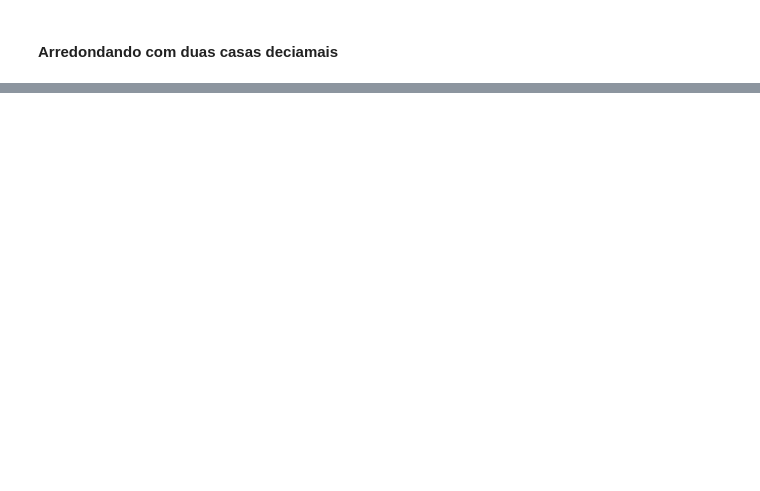
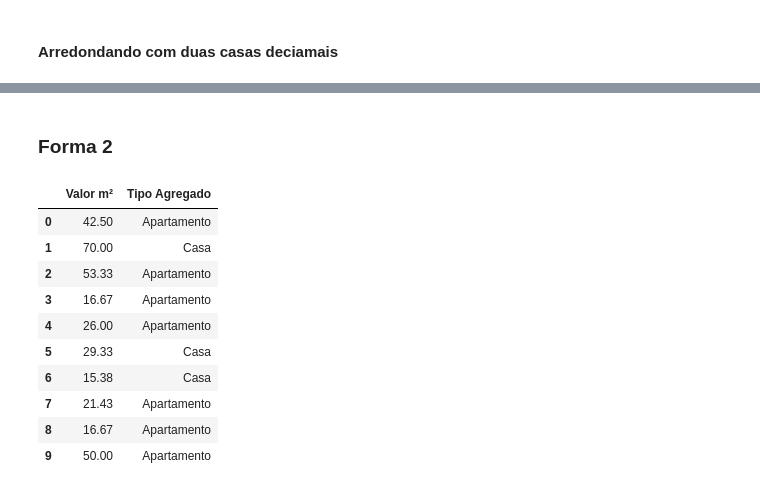
Before and after one commit to strngrthnall/Python-Pandas, a Jupyter notebook: curso_pandas/Criando novas Variaveis.ipynb, the cells around one changed output, grey strips where cells are left out. Cells and saved outputs as stored; diff of their text form; code cells hidden in the pictures; blank space fills up the shorter version.

```diff
--- a/curso_pandas/Criando novas Variaveis.ipynb
+++ b/curso_pandas/Criando novas Variaveis.ipynb
@@ -101,0 +137,17 @@ dados.head(10)
+# %% [markdown]
+### Forma 2
+# %%
+dados_aux.pop('Valor Bruto m²')
+dados_aux.head(10)
+# %% [output]
+|  | Valor m² | Tipo Agregado |
+| 0 | 42.50 | Apartamento |
+| 1 | 70.00 | Casa |
+| 2 | 53.33 | Apartamento |
+| 3 | 16.67 | Apartamento |
+| 4 | 26.00 | Apartamento |
+| 5 | 29.33 | Casa |
+| 6 | 15.38 | Casa |
+| 7 | 21.43 | Apartamento |
+| 8 | 16.67 | Apartamento |
+| 9 | 50.00 | Apartamento |
```
Also changed, not shown: parts of 8 cells of this notebook, 3 other files.
